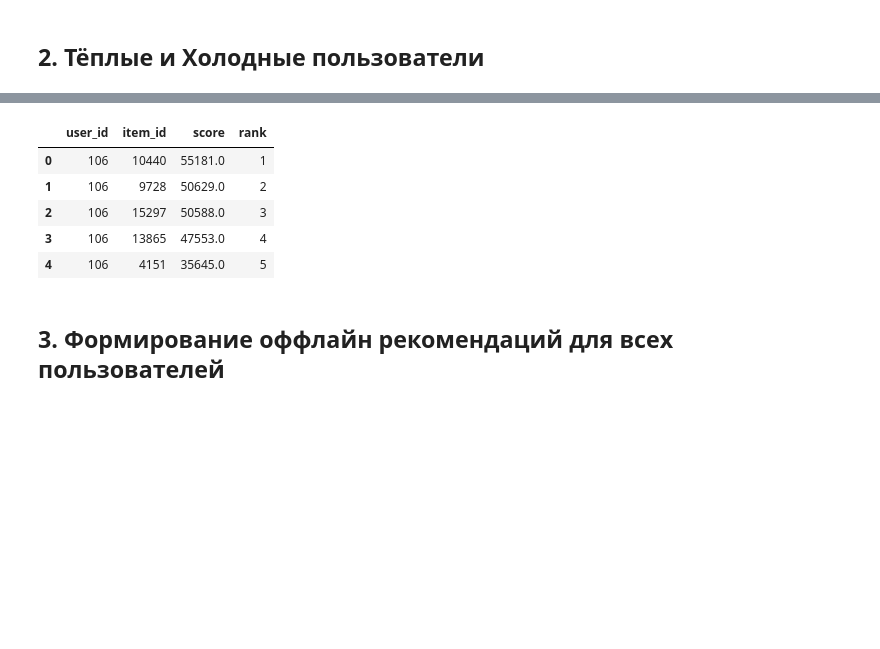
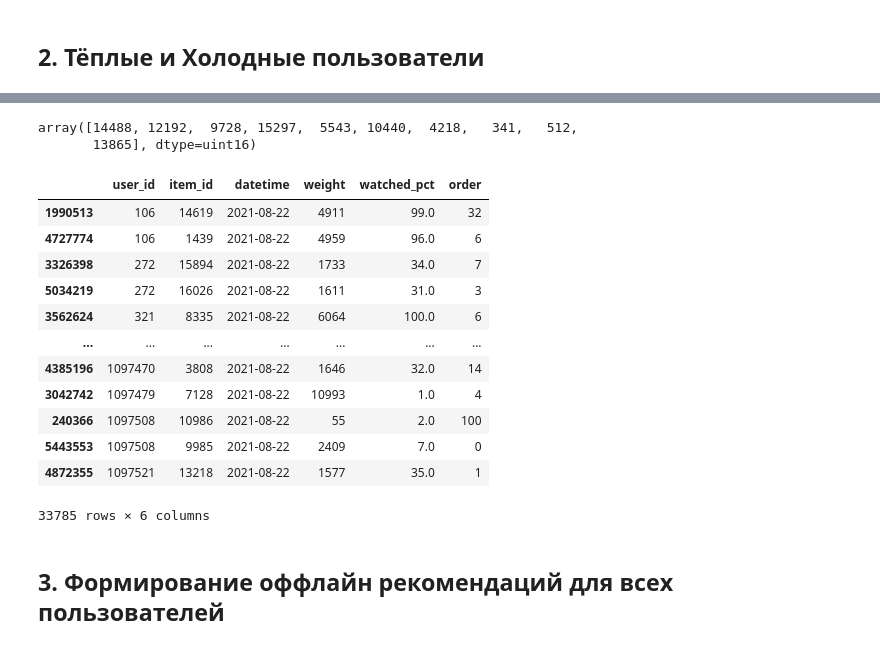
Before and after one commit to azatnv/RecoServiceTemplate, a Jupyter notebook: notebooks/hw3_draft.ipynb, the cells around one changed output, grey strips where cells are left out. Drawn from its saved outputs; the diff is of its cells as text; code cells hidden in the pictures; blank space fills up the shorter version.

```diff
--- a/notebooks/hw3_draft.ipynb
+++ b/notebooks/hw3_draft.ipynb
@@ -754,14 +948,0 @@ loaded_model = pickle.load(open('../service/models/simple_popular.pickle', 'rb')
-# %%
-loaded_model.recommend(
-        X_test[Columns.User],
-        dataset=dataset,
-        k=10,
-        filter_viewed=False
-    ).head()
-# %% [output]
-|  | user_id | item_id | score | rank |
-| 0 | 106 | 10440 | 55181.0 | 1 |
-| 1 | 106 | 9728 | 50629.0 | 2 |
-| 2 | 106 | 15297 | 50588.0 | 3 |
-| 3 | 106 | 13865 | 47553.0 | 4 |
-| 4 | 106 | 4151 | 35645.0 | 5 |
@@ -768,3 +955,30 @@ loaded_model.recommend(
+# %%
+popular_predict(
+    106,
+    dataset,
+    top_popular_list,
+    simple_popular,
+    10
+)
+# %% [output]
+array([14488, 12192,  9728, 15297,  5543, 10440,  4218,   341,   512,
+       13865], dtype=uint16)
+# %%
+last_datetime
+# %% [output]
+|  | user_id | item_id | datetime | weight | watched_pct | order |
+| 1990513 | 106 | 14619 | 2021-08-22 | 4911 | 99.0 | 32 |
+| 4727774 | 106 | 1439 | 2021-08-22 | 4959 | 96.0 | 6 |
+| 3326398 | 272 | 15894 | 2021-08-22 | 1733 | 34.0 | 7 |
+| 5034219 | 272 | 16026 | 2021-08-22 | 1611 | 31.0 | 3 |
+| 3562624 | 321 | 8335 | 2021-08-22 | 6064 | 100.0 | 6 |
+| ... | ... | ... | ... | ... | ... | ... |
+| 4385196 | 1097470 | 3808 | 2021-08-22 | 1646 | 32.0 | 14 |
+| 3042742 | 1097479 | 7128 | 2021-08-22 | 10993 | 1.0 | 4 |
+| 240366 | 1097508 | 10986 | 2021-08-22 | 55 | 2.0 | 100 |
+| 5443553 | 1097508 | 9985 | 2021-08-22 | 2409 | 7.0 | 0 |
+| 4872355 | 1097521 | 13218 | 2021-08-22 | 1577 | 35.0 | 1 |
+33785 rows × 6 columns
 # %% [markdown]
 ## 3. Формирование оффлайн рекомендаций для всех пользователей
 # %%
```
Also changed, not shown: parts of 43 cells of this notebook, 15 other files.
